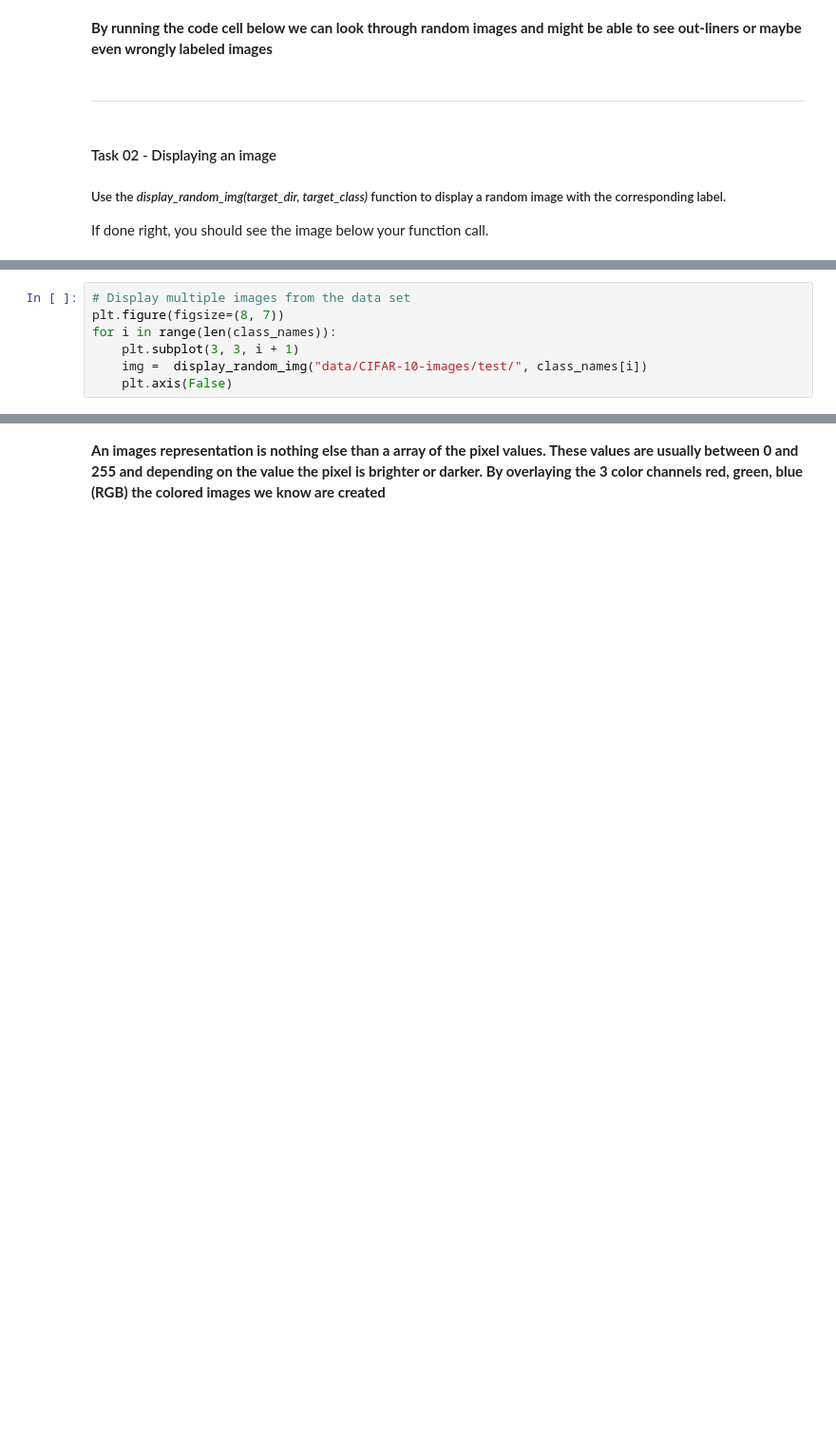
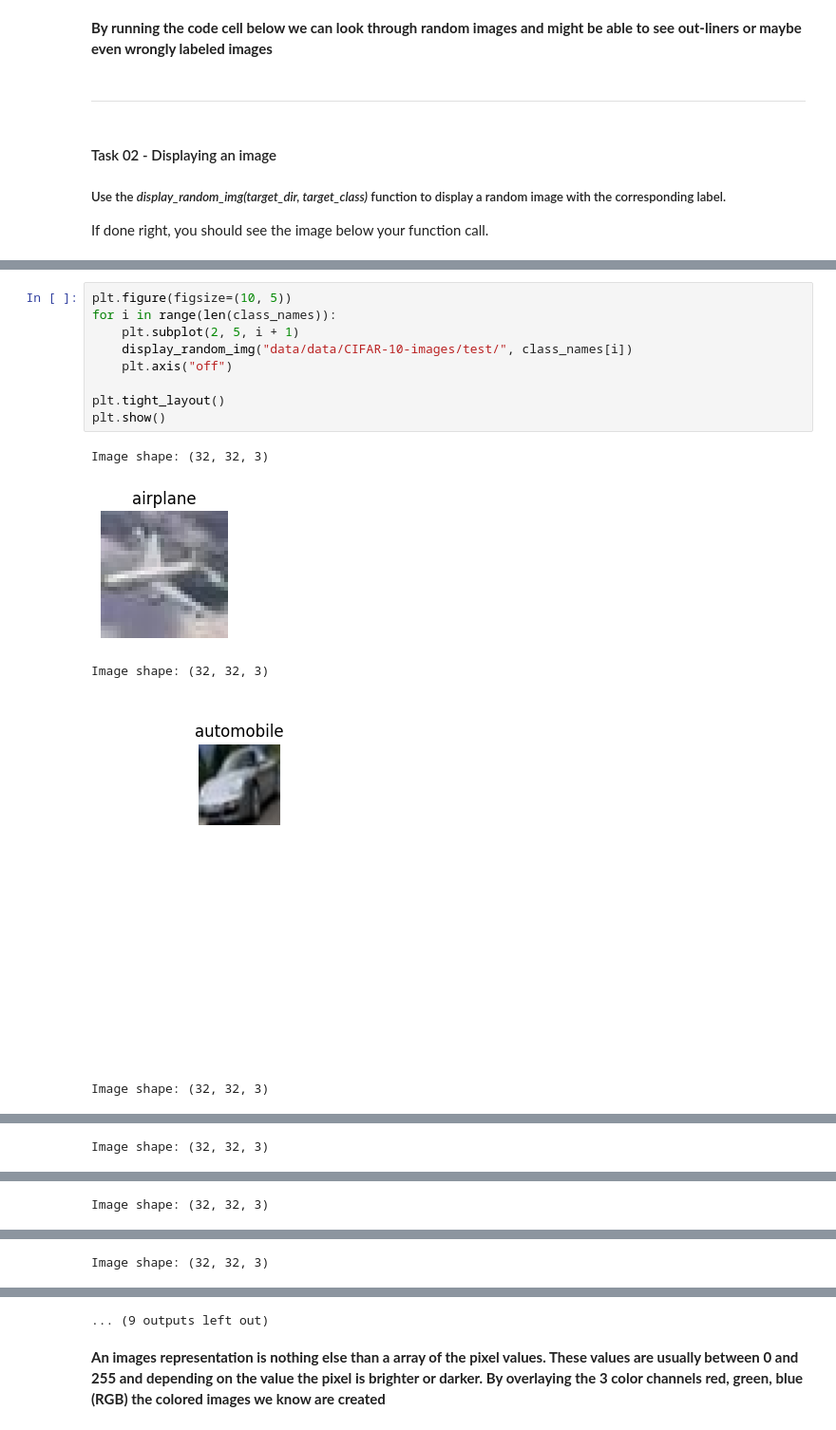
Before and after one commit to cnhdavid/Heuristic-Search, a Jupyter notebook: Machine Learning/Exercise_2_cifar.ipynb, the cells around one changed output, grey strips where cells are left out. Shown at 95% size. Cells and saved outputs as stored; diff of their text form; blank space fills up the shorter version.

```diff
--- a/Machine Learning/Exercise_2_cifar.ipynb
+++ b/Machine Learning/Exercise_2_cifar.ipynb
@@ -139,7 +156,15 @@ img = display_random_img("data/CIFAR-10-images/test/", "cat")
 # %%
-# Display multiple images from the data set
-plt.figure(figsize=(8, 7))
+plt.figure(figsize=(10, 5))
 for i in range(len(class_names)):
-    plt.subplot(3, 3, i + 1)
-    img =  display_random_img("data/CIFAR-10-images/test/", class_names[i])
-    plt.axis(False)
+    plt.subplot(2, 5, i + 1)
+    display_random_img("data/data/CIFAR-10-images/test/", class_names[i])
+    plt.axis("off")
+
+plt.tight_layout()
+plt.show()
+# %% [output]
+Image shape: (32, 32, 3)
+[figure, added]
+Image shape: (32, 32, 3)
+[figure, added]
+Image shape: (32, 32, 3)
@@ -145,0 +172 @@ for i in range(len(class_names)):
+Image shape: (32, 32, 3)
@@ -145,0 +174 @@ for i in range(len(class_names)):
+Image shape: (32, 32, 3)
@@ -145,0 +176 @@ for i in range(len(class_names)):
+Image shape: (32, 32, 3)
@@ -146,3 +178,4 @@ for i in range(len(class_names)):
+... (9 outputs left out)
 # %% [markdown]
 **An images representation is nothing else than a array of the pixel values. These values are usually between 0 and 255 and depending on the value the pixel is brighter or darker. By overlaying the 3 color channels red, green, blue (RGB) the colored images we know are created**
 # %%
```
Also changed, not shown: parts of 34 cells of this notebook, 1 other file.
